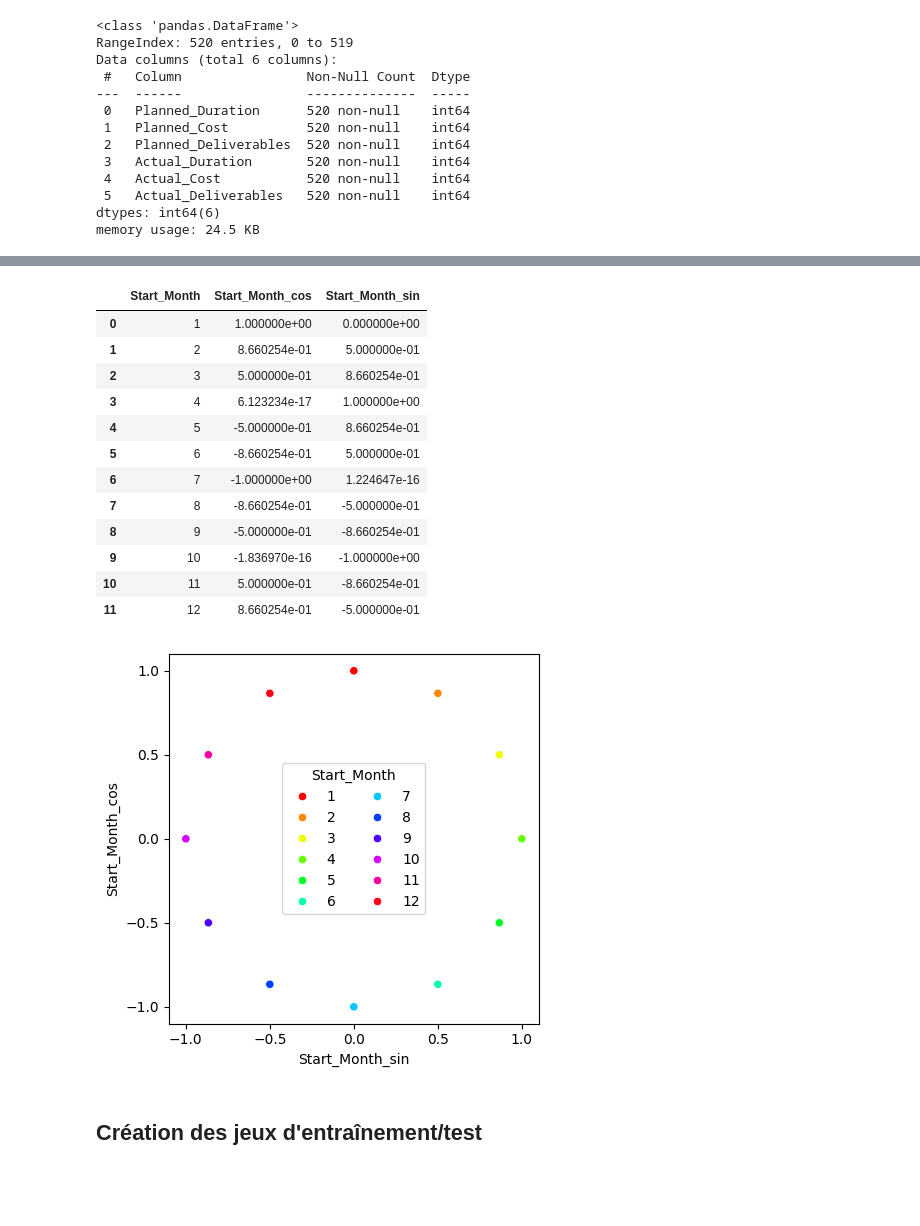
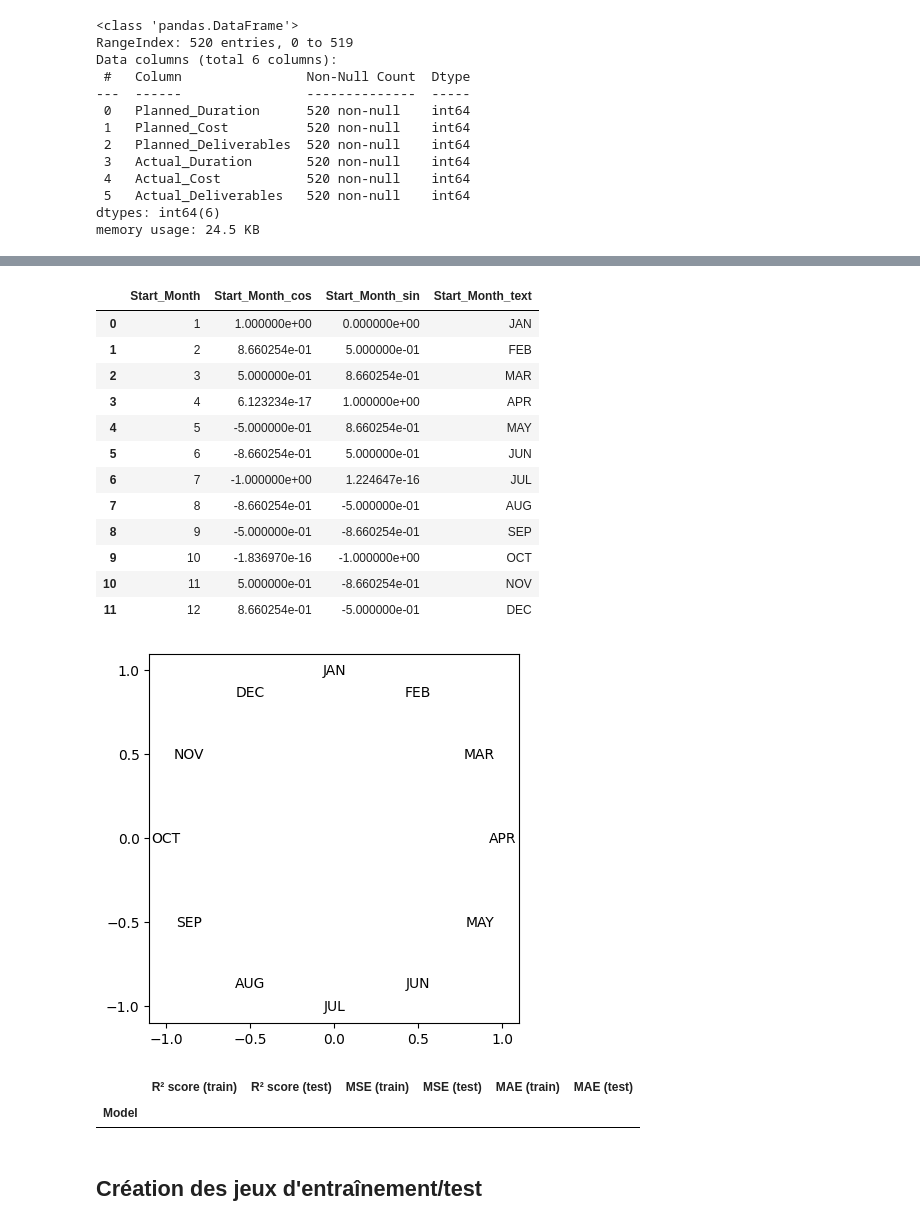
Before and after one commit to data-IA-2025/P7demo, a Jupyter notebook: P7.ipynb, the cells around one changed output, grey strips where cells are left out. Cells and saved outputs as stored; diff of their text form; code cells hidden in the pictures; blank space fills up the shorter version.

Commit message:
Data files renamed; Notebook: minor fixes/refactoring

```diff
--- a/P7.ipynb
+++ b/P7.ipynb
@@ -443,7 +443,8 @@ memory usage: 24.5 KB
 # %%
 # Transformation de Project Type en matrice binaire
 for project_type in sorted(pd.unique(df_merge["Project Type"])):
-    df_data[f"Projet {project_type.split()[0]}"] = (df_merge["Project Type"] == project_type).astype(int)
+    column = f"Projet {project_type.split()[0]}"
+    df_data[column] = (df_merge["Project Type"] == project_type).astype(int)
 df_data.info(verbose=True)
 # %% [output]
 <class 'pandas.DataFrame'>
@@ -462,9 +463,12 @@ Data columns (total 8 columns):
 dtypes: int64(8)
 memory usage: 32.6 KB
 # %%
-# Transformation de Phase en matrice binaire
-for phase in sorted(pd.unique(df_merge["Phase"])):
-    df_data[phase[:7]] = (df_merge["Phase"] == phase).astype(int)
+# Transformation de Phase en matrice binaire (autre méthode adaptée lorsqu'il y a beaucoup de 0)
+columns = np.sort(pd.unique(df_merge["Phase"]).map(lambda phase: phase[:7]))
+df_data[columns] = 0
+for index in df_data.index:
+    column = df_merge.loc[index,"Phase"][:7]
+    df_data.loc[index,column] = 1
 df_data.info(verbose=True)
 # %% [output]
 <class 'pandas.DataFrame'>
@@ -508,33 +512,37 @@ Data columns (total 20 columns):
 dtypes: float64(2), int64(18)
 memory usage: 81.4 KB
 # %%
-df_month_cos_sin = pd.concat([ df_merge[["Start_Month"]], df_data[["Start_Month_cos","Start_Month_sin"]] ], axis=1)
-df_month_cos_sin = df_month_cos_sin.drop_duplicates().sort_values("Start_Month").reset_index(drop=True)
-df_month_cos_sin
+df_month_cycle = pd.concat([ df_merge[["Start_Month"]], df_data[["Start_Month_cos","Start_Month_sin"]] ], axis=1)
+df_month_cycle = df_month_cycle.drop_duplicates().sort_values("Start_Month").reset_index(drop=True)
+df_month_cycle["Start_Month_text"] = "JAN FEB MAR APR MAY JUN JUL AUG SEP OCT NOV DEC".split()
+df_month_cycle
 # %% [output]
-|  | Start_Month | Start_Month_cos | Start_Month_sin |
-| 0 | 1 | 1.000000e+00 | 0.000000e+00 |
-| 1 | 2 | 8.660254e-01 | 5.000000e-01 |
-| 2 | 3 | 5.000000e-01 | 8.660254e-01 |
-| 3 | 4 | 6.123234e-17 | 1.000000e+00 |
-| 4 | 5 | -5.000000e-01 | 8.660254e-01 |
-| 5 | 6 | -8.660254e-01 | 5.000000e-01 |
-| 6 | 7 | -1.000000e+00 | 1.224647e-16 |
-| 7 | 8 | -8.660254e-01 | -5.000000e-01 |
-| 8 | 9 | -5.000000e-01 | -8.660254e-01 |
-| 9 | 10 | -1.836970e-16 | -1.000000e+00 |
-| 10 | 11 | 5.000000e-01 | -8.660254e-01 |
-| 11 | 12 | 8.660254e-01 | -5.000000e-01 |
+|  | Start_Month | Start_Month_cos | Start_Month_sin | Start_Month_text |
+| 0 | 1 | 1.000000e+00 | 0.000000e+00 | JAN |
+| 1 | 2 | 8.660254e-01 | 5.000000e-01 | FEB |
+| 2 | 3 | 5.000000e-01 | 8.660254e-01 | MAR |
+| 3 | 4 | 6.123234e-17 | 1.000000e+00 | APR |
+| 4 | 5 | -5.000000e-01 | 8.660254e-01 | MAY |
+| 5 | 6 | -8.660254e-01 | 5.000000e-01 | JUN |
+| 6 | 7 | -1.000000e+00 | 1.224647e-16 | JUL |
+| 7 | 8 | -8.660254e-01 | -5.000000e-01 | AUG |
+| 8 | 9 | -5.000000e-01 | -8.660254e-01 | SEP |
+| 9 | 10 | -1.836970e-16 | -1.000000e+00 | OCT |
+| 10 | 11 | 5.000000e-01 | -8.660254e-01 | NOV |
+| 11 | 12 | 8.660254e-01 | -5.000000e-01 | DEC |
 # %%
-ax = sns.scatterplot(
-    df_month_cos_sin, x="Start_Month_sin", y="Start_Month_cos",
-    hue="Start_Month", palette="hsv", legend="full",
-)
+fig, ax = plt.subplots()
 ax.set_aspect("equal", adjustable="box")
+plt.xlim(-1.1, 1.1)
+plt.ylim(-1.1, 1.1)
 plt.xticks(np.linspace(-1,1,5))
 plt.yticks(np.linspace(-1,1,5))
-plt.legend(title="Start_Month", ncols=2)
+for ind, row in df_month_cycle.iterrows():
+    plt.text(
+        x=row["Start_Month_sin"], y=row["Start_Month_cos"],
+        s=row["Start_Month_text"], ha="center", va="center",
+    )
 plt.show()
 # %% [output]
-[figure, old version]
+[figure, new version]
 # %%
@@ -545,2 +550,13 @@ results_columns = [ "Model", "R² score (train)", "R² score (test)", "MSE (test
+# %%
+df_results = pd.DataFrame(columns=[
+    "R² score (train)", "R² score (test)",
+    "MSE (train)", "MSE (test)",
+    "MAE (train)", "MAE (test)",
+])
+df_results.index.name = "Model"
+df_results
+# %% [output]
+|  | R² score (train) | R² score (test) | MSE (train) | MSE (test) | MAE (train) | MAE (test) |
+| Model |  |  |  |  |  |  |
 # %% [markdown]
 ## Création des jeux d'entraînement/test
```
Also changed, not shown: parts of 37 cells of this notebook, 3 other files.
